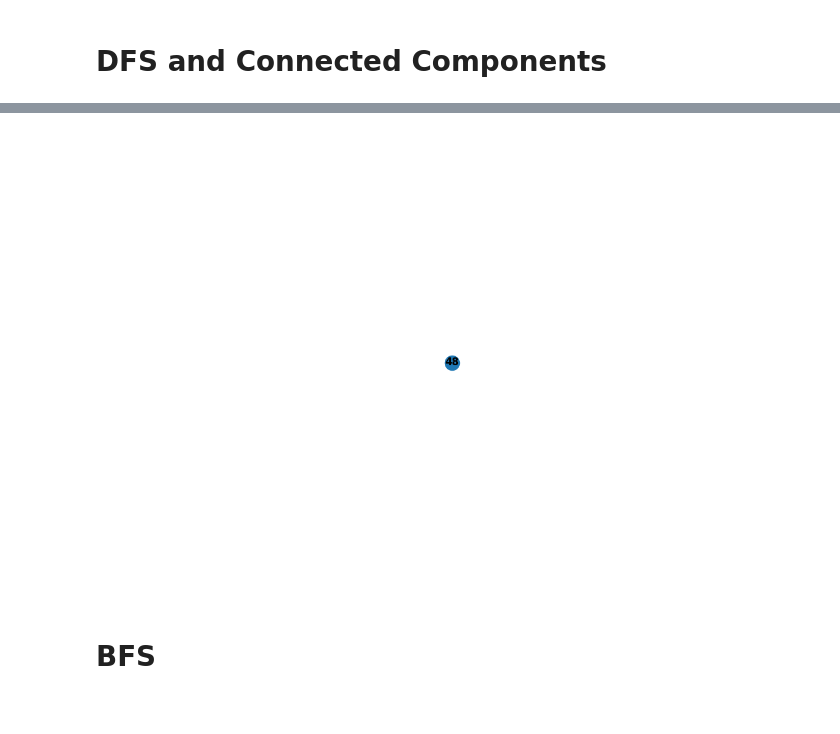
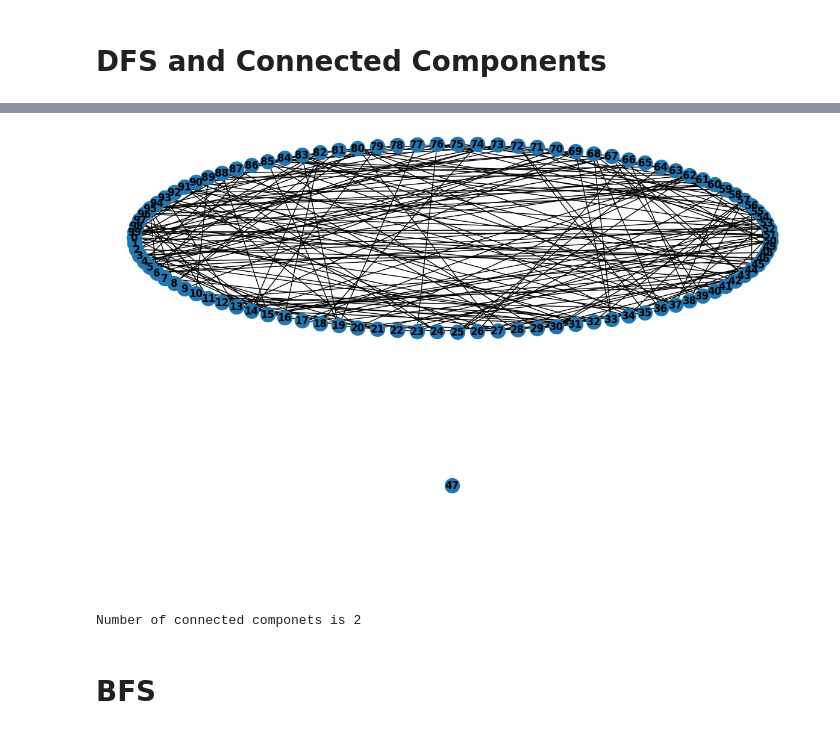
Before and after one commit to RamiNaim/Analysis-and-development-of-algorithms, a Jupyter notebook: task5/task5.ipynb, the cells around one changed output, grey strips where cells are left out. Saved outputs shown, nothing was run; the diff lists cells and outputs as text; code cells hidden in the pictures.

```diff
--- a/task5/task5.ipynb
+++ b/task5/task5.ipynb
@@ -69,7 +73,16 @@ draw_graph(graph.subgraph(connected_components[0]))
-# %%
-draw_graph(graph.subgraph(connected_components[1]))
-# %% [output]
-[figure, removed]
+# %%
+n_comp = len(connected_components)
+for i in range(1, n_comp+1):
+    plt.subplot(n_comp,1,i)
+    nx.draw_shell(graph.subgraph(connected_components[i-1]), with_labels=True, font_weight='bold')
+
+plt.savefig(img_dir + "strong_comp.png")
+# %% [output]
+[figure, added]
+# %%
+print(f"Number of connected componets is {len(list(nx.connected.connected_components(graph)))}")
+# %% [output]
+Number of connected componets is 2
 # %% [markdown]
 # BFS
 # %%
```
Also changed, not shown: parts of 9 cells of this notebook, 5 other files.
